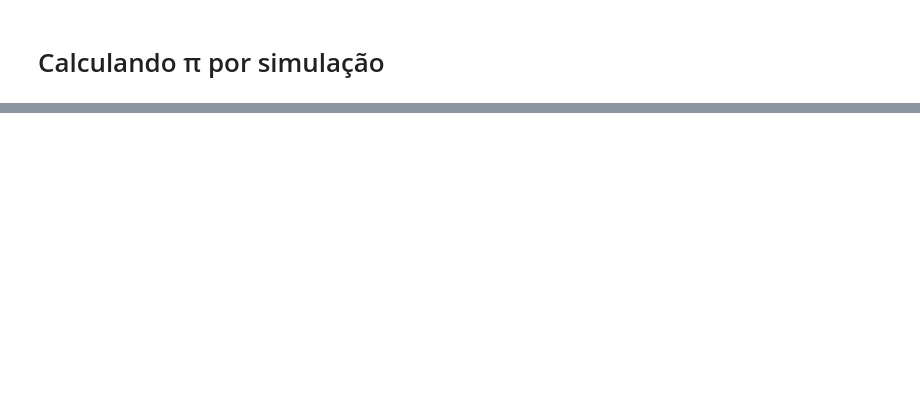
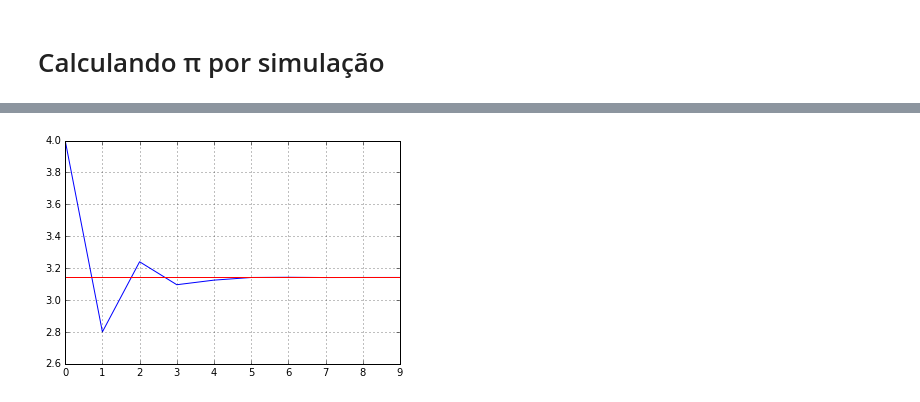
Before and after one commit to dadosprobr/jupyter101, a Jupyter notebook: pi-sim.ipynb, the cells around one changed output, grey strips where cells are left out. Saved outputs shown, nothing was run; the diff lists cells and outputs as text; code cells hidden in the pictures; blank space fills up the shorter version.

```diff
--- a/pi-sim.ipynb
+++ b/pi-sim.ipynb
@@ -39,0 +71,24 @@ len(x_sim) / NUM_PONTOS * 4
+# %%
+res = [
+ (1, 4.0),
+ (10, 2.8),
+ (100, 3.24),
+ (1000, 3.096),
+ (10000, 3.1248),
+ (100000, 3.14144),
+ (1000000, 3.142716),
+ (10000000, 3.1410784),
+ (100000000, 3.14149756),
+ (1000000000, 3.141589804)
+]
+# %%
+import math
+
+plt.figure()
+x, y = zip(*res)
+x = [math.log(n, 10) for n in x]
+plt.plot(x, y)
+plt.axhline(math.pi, color='r')
+plt.grid()
+# %% [output]
+[figure, added]
```
Also changed, not shown: parts of 6 cells of this notebook, 1 other file.
